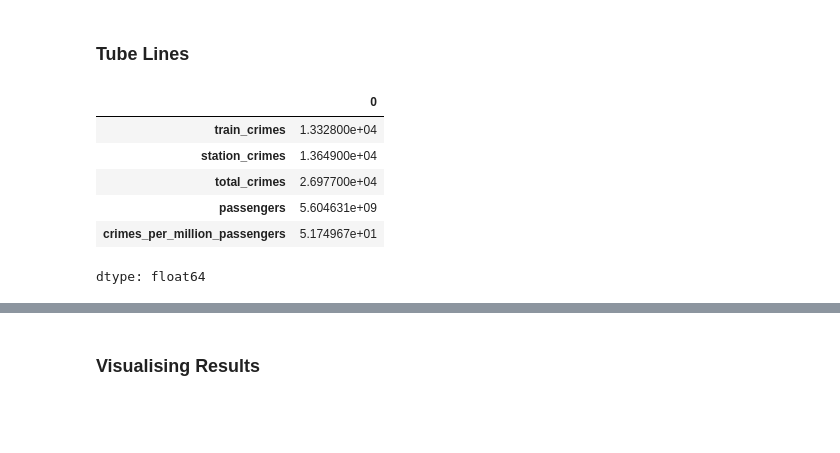
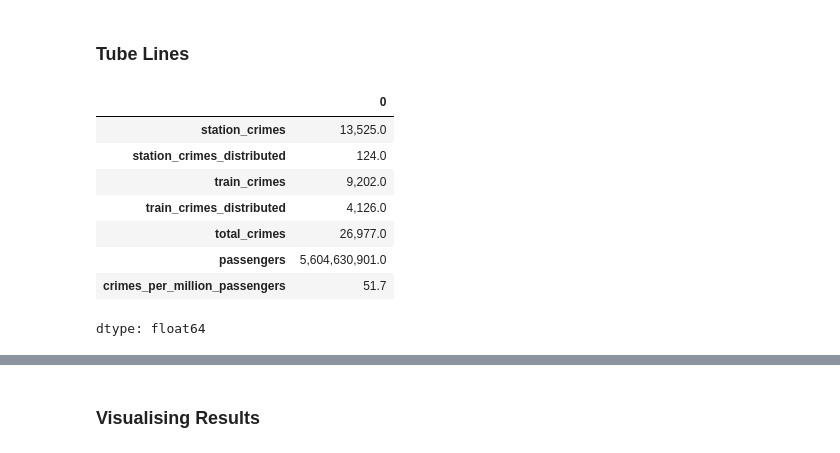
Before and after one commit to undevised/crime-on-the-underground, a Jupyter notebook: content/london-underground.ipynb, the cells around one changed output, grey strips where cells are left out. Cells and saved outputs as stored; diff of their text form; code cells hidden in the pictures; blank space fills up the shorter version.

```diff
--- a/content/london-underground.ipynb
+++ b/content/london-underground.ipynb
@@ -146,6 +146,8 @@ for station, row in stations.iterrows():
         stations_by_line[line].add(station)
 # %% [markdown]
 ## Graphing the Underground Network
+# %%
+pd.options.display.float_format = '{:,.1f}'.format
 # %%
 g = nx.MultiGraph()
 
@@ -197,7 +199,9 @@ crimes
 # %%
 # initialse crime records
 nx.set_node_attributes(g, 0, "crimes")
+nx.set_node_attributes(g, 0, "crimes_distributed")
 nx.set_edge_attributes(g, 0, "crimes")
+nx.set_edge_attributes(g, 0, "crimes_distributed")
 
 def record_station_crime_at(graph, station):
     graph.nodes[station]["crimes"] += 1
@@ -206,7 +210,7 @@ def record_station_crime_on_line(graph, line, weight):
     stations_on_line = stations_by_line[line]
 
     for station in stations_on_line:
-        graph.nodes[station]["crimes"] += weight / len(stations_on_line)
+        graph.nodes[station]["crimes_distributed"] += weight / len(stations_on_line)
 
 def record_train_crime_between(graph, start_station, end_station):
     path = nx.shortest_path(graph, start_station, end_station)
@@ -224,7 +228,7 @@ def record_train_crime_on_line(graph, line, weight):
     ).edges(keys=True)
 
     for edge in edges:
-        graph.edges[edge]["crimes"] += weight / len(edges)
+        graph.edges[edge]["crimes_distributed"] += weight / len(edges)
 
 # process each row of crime data, adding to graph
 for id, crime in crimes.iterrows():
@@ -392,37 +396,48 @@ train_crime.sort_values("crimes_per_million_passengers", ascending=False)
 # %% [markdown]
 ### Tube Lines
 # %%
-line_crime = pd.DataFrame(columns=["train_crimes", "station_crimes", "total_crimes", "passengers", "crimes_per_million_passengers"])
+line_crime = pd.DataFrame(columns=["station_crimes", "station_crimes_distributed", "train_crimes", "train_crimes_distributed", "total_crimes", "passengers", "crimes_per_million_passengers"])
 
 for line in underground_lines.id:
     subgraph = nx.subgraph_view(
         g,
         filter_node=lambda node: node in stations_by_line[line],
         filter_edge=lambda a, b, key: key == line
     )
 
+    station_crimes = sum(data["crimes"] / len(data["lines"]) for station, data in subgraph.nodes(data=True))
+    station_crimes_distributed = sum(data["crimes_distributed"] / len(data["lines"]) for station, data in subgraph.nodes(data=True))
+
     train_crimes = sum(nx.get_edge_attributes(subgraph, "crimes").values())
-    station_crimes = sum(data["crimes"] / len(data["lines"]) for station, data in subgraph.nodes(data=True))
+    train_crimes_distributed = sum(nx.get_edge_attributes(subgraph, "crimes_distributed").values())
 
+    total_crimes = station_crimes + station_crimes_distributed + train_crimes + train_crimes_distributed
+
+    station_passengers = sum(data["passengers"] / len(data["lines"]) for station, data in subgraph.nodes(data=True))
     train_passengers = sum(nx.get_edge_attributes(subgraph, "passengers").values())
-    station_passengers = sum(data["passengers"] / len(data["lines"]) for station, data in subgraph.nodes(data=True))
+
+    total_passengers = train_passengers + station_passengers
 
     line_crime.loc[line] = (
+        station_crimes,
+        station_crimes_distributed,
         train_crimes,
-        station_crimes,
-        train_crimes + station_crimes,
-        train_passengers + station_passengers,
-        1_000_000 * (train_crimes + station_crimes) / (train_passengers + station_passengers)
+        train_crimes_distributed,
+        total_crimes,
+        total_passengers,
+        1_000_000 * total_crimes / total_passengers
     )
 
 line_crime.sum()
 # %% [output]
 |  | 0 |
-| train_crimes | 1.332800e+04 |
-| station_crimes | 1.364900e+04 |
-| total_crimes | 2.697700e+04 |
-| passengers | 5.604631e+09 |
-| crimes_per_million_passengers | 5.174967e+01 |
+| station_crimes | 13,525.0 |
+| station_crimes_distributed | 124.0 |
+| train_crimes | 9,202.0 |
+| train_crimes_distributed | 4,126.0 |
+| total_crimes | 26,977.0 |
+| passengers | 5,604,630,901.0 |
+| crimes_per_million_passengers | 51.7 |
 dtype: float64
 # %%
 line_crime.sort_values("total_crimes", ascending=False)
```
Also changed, not shown: parts of 7 cells of this notebook, 1 other file.
